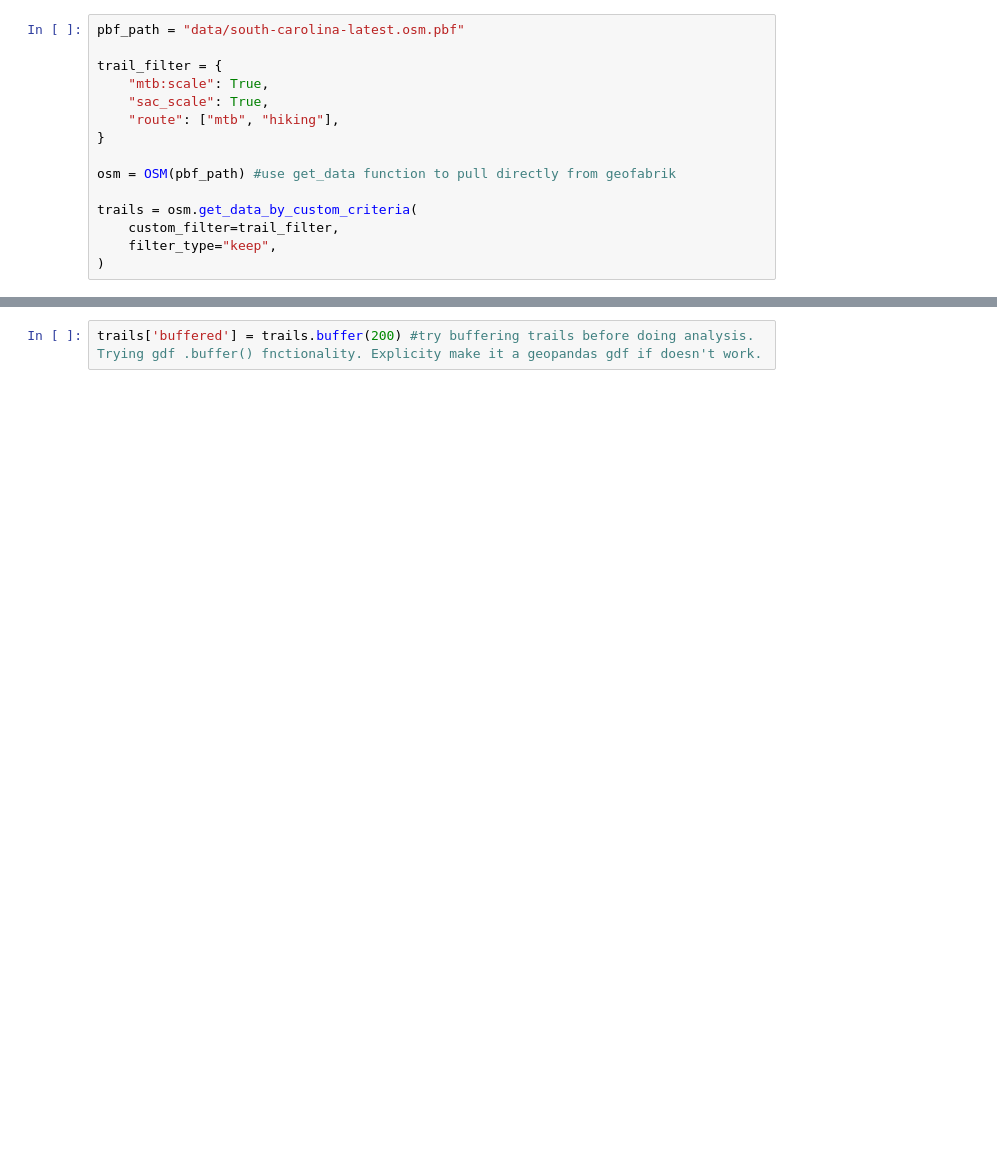
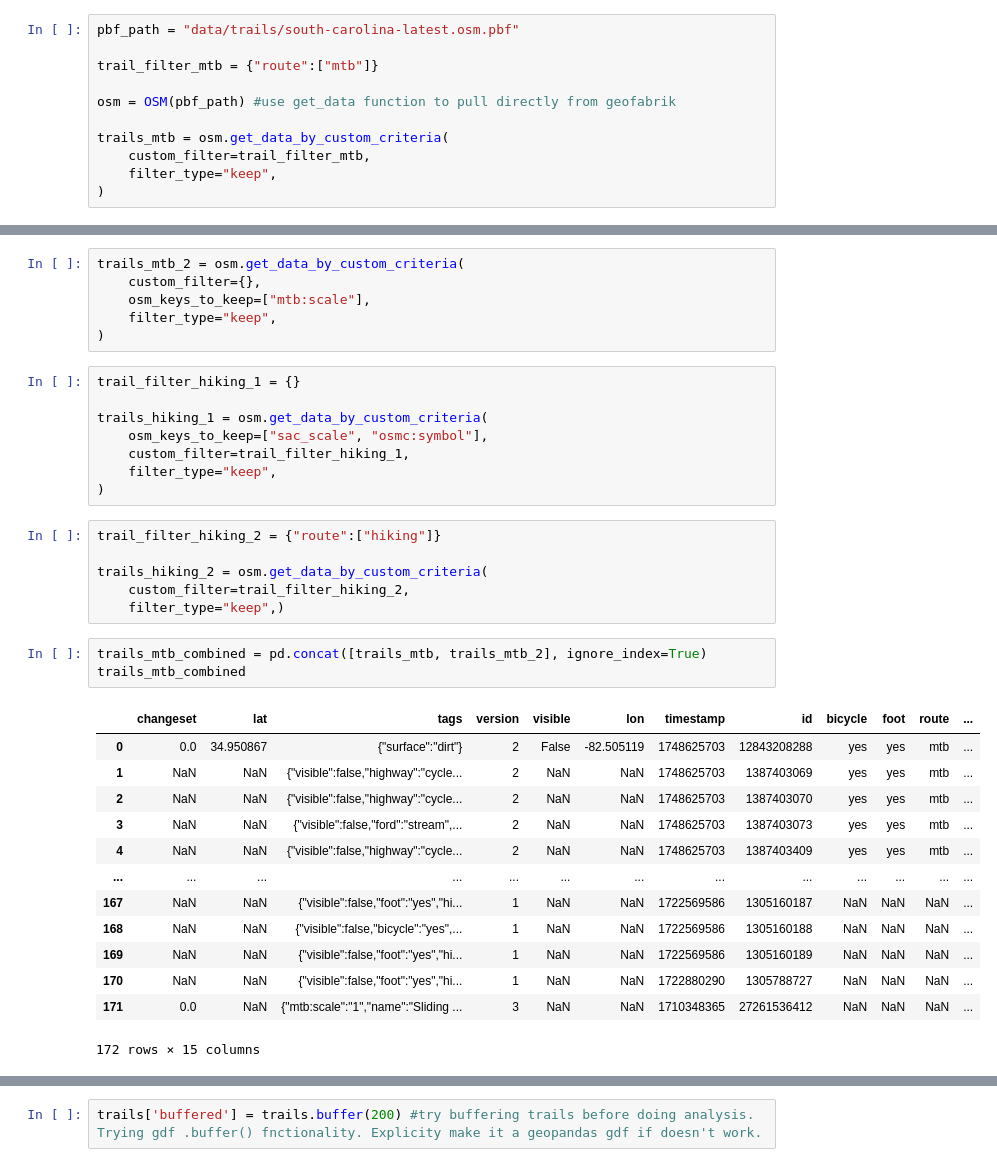
Before and after one commit to r0binsonCrusoe/trail_wetness_index, a Jupyter notebook: trails.ipynb, the cells around one changed output, grey strips where cells are left out. Cells and saved outputs as stored; diff of their text form; blank space fills up the shorter version.

Commit message:
refine OSM trail filters

```diff
--- a/trails.ipynb
+++ b/trails.ipynb
@@ -3,15 +7,11 @@ from pyrosm import OSM
 # %%
-pbf_path = "data/south-carolina-latest.osm.pbf"
+pbf_path = "data/trails/south-carolina-latest.osm.pbf"
 
-trail_filter = {
-    "mtb:scale": True,
-    "sac_scale": True,
-    "route": ["mtb", "hiking"],
-}
+trail_filter_mtb = {"route":["mtb"]}
 
 osm = OSM(pbf_path) #use get_data function to pull directly from geofabrik
 
-trails = osm.get_data_by_custom_criteria(
-    custom_filter=trail_filter,
+trails_mtb = osm.get_data_by_custom_criteria(
+    custom_filter=trail_filter_mtb,
     filter_type="keep",
 )
@@ -23,0 +18,37 @@ m
+# %%
+trails_mtb_2 = osm.get_data_by_custom_criteria(
+    custom_filter={},
+    osm_keys_to_keep=["mtb:scale"],
+    filter_type="keep",
+)
+# %%
+trail_filter_hiking_1 = {}
+
+trails_hiking_1 = osm.get_data_by_custom_criteria(
+    osm_keys_to_keep=["sac_scale", "osmc:symbol"],
+    custom_filter=trail_filter_hiking_1,
+    filter_type="keep",
+)
+# %%
+trail_filter_hiking_2 = {"route":["hiking"]}
+
+trails_hiking_2 = osm.get_data_by_custom_criteria(
+    custom_filter=trail_filter_hiking_2,
+    filter_type="keep",)
+# %%
+trails_mtb_combined = pd.concat([trails_mtb, trails_mtb_2], ignore_index=True)
+trails_mtb_combined
+# %% [output]
+|  | changeset | lat | tags | version | visible | lon | timestamp | id | bicycle | foot | route | ... |
+| 0 | 0.0 | 34.950867 | {"surface":"dirt"} | 2 | False | -82.505119 | 1748625703 | 12843208288 | yes | yes | mtb | ... |
+| 1 | NaN | NaN | {"visible":false,"highway":"cycle... | 2 | NaN | NaN | 1748625703 | 1387403069 | yes | yes | mtb | ... |
+| 2 | NaN | NaN | {"visible":false,"highway":"cycle... | 2 | NaN | NaN | 1748625703 | 1387403070 | yes | yes | mtb | ... |
+| 3 | NaN | NaN | {"visible":false,"ford":"stream",... | 2 | NaN | NaN | 1748625703 | 1387403073 | yes | yes | mtb | ... |
+| 4 | NaN | NaN | {"visible":false,"highway":"cycle... | 2 | NaN | NaN | 1748625703 | 1387403409 | yes | yes | mtb | ... |
+| ... | ... | ... | ... | ... | ... | ... | ... | ... | ... | ... | ... | ... |
+| 167 | NaN | NaN | {"visible":false,"foot":"yes","hi... | 1 | NaN | NaN | 1722569586 | 1305160187 | NaN | NaN | NaN | ... |
+| 168 | NaN | NaN | {"visible":false,"bicycle":"yes",... | 1 | NaN | NaN | 1722569586 | 1305160188 | NaN | NaN | NaN | ... |
+| 169 | NaN | NaN | {"visible":false,"foot":"yes","hi... | 1 | NaN | NaN | 1722569586 | 1305160189 | NaN | NaN | NaN | ... |
+| 170 | NaN | NaN | {"visible":false,"foot":"yes","hi... | 1 | NaN | NaN | 1722880290 | 1305788727 | NaN | NaN | NaN | ... |
+| 171 | 0.0 | NaN | {"mtb:scale":"1","name":"Sliding ... | 3 | NaN | NaN | 1710348365 | 27261536412 | NaN | NaN | NaN | ... |
+172 rows × 15 columns
```
Also changed, not shown: parts of 7 cells of this notebook.
